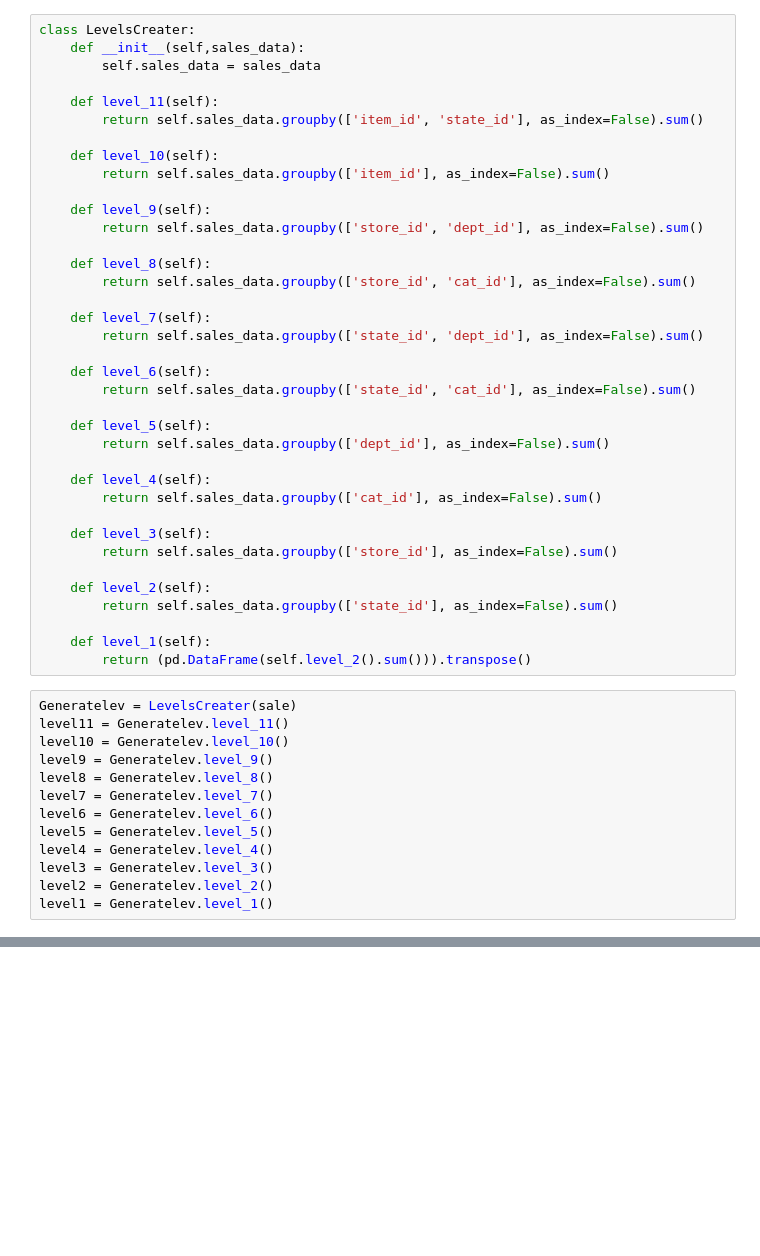
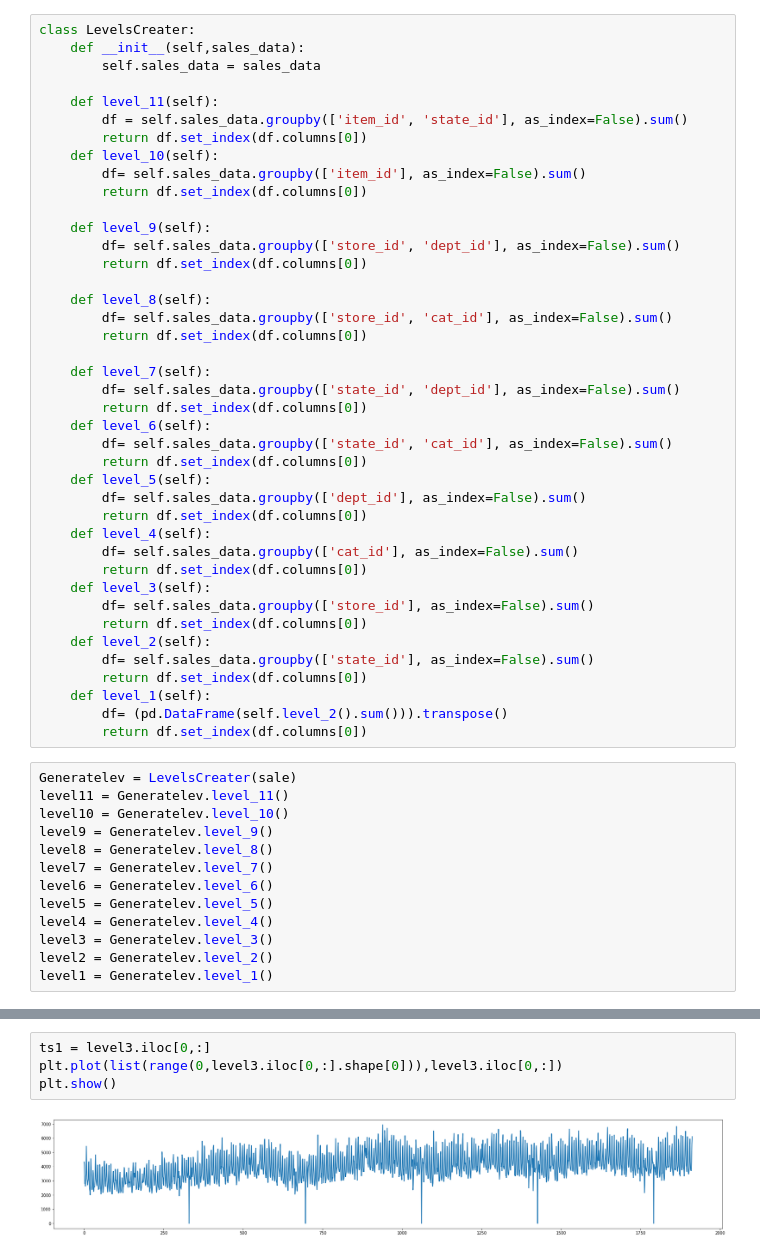
Before and after one commit to sujalbhavsar16/m5vtmechcrew, a Jupyter notebook: Aggregation.ipynb, the cells around one changed output, grey strips where cells are left out. Drawn from its saved outputs; the diff is of its cells as text; blank space fills up the shorter version.

```diff
--- a/Aggregation.ipynb
+++ b/Aggregation.ipynb
@@ -13,37 +22,41 @@ class LevelsCreater:
         self.sales_data = sales_data
 
     def level_11(self):
-        return self.sales_data.groupby(['item_id', 'state_id'], as_index=False).sum()
-
+        df = self.sales_data.groupby(['item_id', 'state_id'], as_index=False).sum()
+        return df.set_index(df.columns[0])
     def level_10(self):
-        return self.sales_data.groupby(['item_id'], as_index=False).sum()
+        df= self.sales_data.groupby(['item_id'], as_index=False).sum()
+        return df.set_index(df.columns[0])
 
     def level_9(self):
-        return self.sales_data.groupby(['store_id', 'dept_id'], as_index=False).sum()
+        df= self.sales_data.groupby(['store_id', 'dept_id'], as_index=False).sum()
+        return df.set_index(df.columns[0])
 
     def level_8(self):
-        return self.sales_data.groupby(['store_id', 'cat_id'], as_index=False).sum()
+        df= self.sales_data.groupby(['store_id', 'cat_id'], as_index=False).sum()
+        return df.set_index(df.columns[0])
 
     def level_7(self):
-        return self.sales_data.groupby(['state_id', 'dept_id'], as_index=False).sum()
-
+        df= self.sales_data.groupby(['state_id', 'dept_id'], as_index=False).sum()
+        return df.set_index(df.columns[0])
     def level_6(self):
-        return self.sales_data.groupby(['state_id', 'cat_id'], as_index=False).sum()
-
+        df= self.sales_data.groupby(['state_id', 'cat_id'], as_index=False).sum()
+        return df.set_index(df.columns[0])
     def level_5(self):
-        return self.sales_data.groupby(['dept_id'], as_index=False).sum()
-
+        df= self.sales_data.groupby(['dept_id'], as_index=False).sum()
+        return df.set_index(df.columns[0])
     def level_4(self):
-        return self.sales_data.groupby(['cat_id'], as_index=False).sum()
-
+        df= self.sales_data.groupby(['cat_id'], as_index=False).sum()
+        return df.set_index(df.columns[0])
     def level_3(self):
-        return self.sales_data.groupby(['store_id'], as_index=False).sum()
-
+        df= self.sales_data.groupby(['store_id'], as_index=False).sum()
+        return df.set_index(df.columns[0])
     def level_2(self):
-        return self.sales_data.groupby(['state_id'], as_index=False).sum()
-
+        df= self.sales_data.groupby(['state_id'], as_index=False).sum()
+        return df.set_index(df.columns[0])
     def level_1(self):
-        return (pd.DataFrame(self.level_2().sum())).transpose()
+        df= (pd.DataFrame(self.level_2().sum())).transpose()
+        return df.set_index(df.columns[0])
 # %%
 Generatelev = LevelsCreater(sale)
 level11 = Generatelev.level_11()
@@ -78,0 +73,6 @@ list
+# %%
+ts1 = level3.iloc[0,:]
+plt.plot(list(range(0,level3.iloc[0,:].shape[0])),level3.iloc[0,:])
+plt.show()
+# %% [output]
+[figure, added]
```
Also changed, not shown: parts of 10 cells of this notebook.
